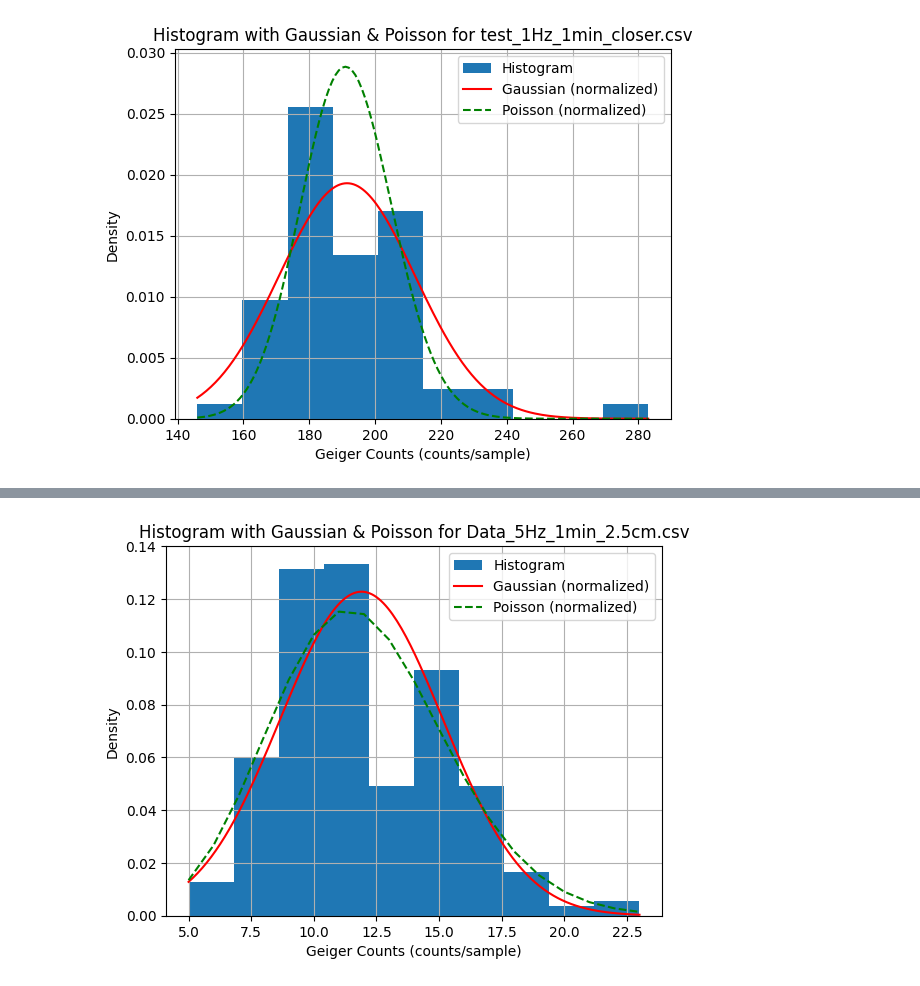
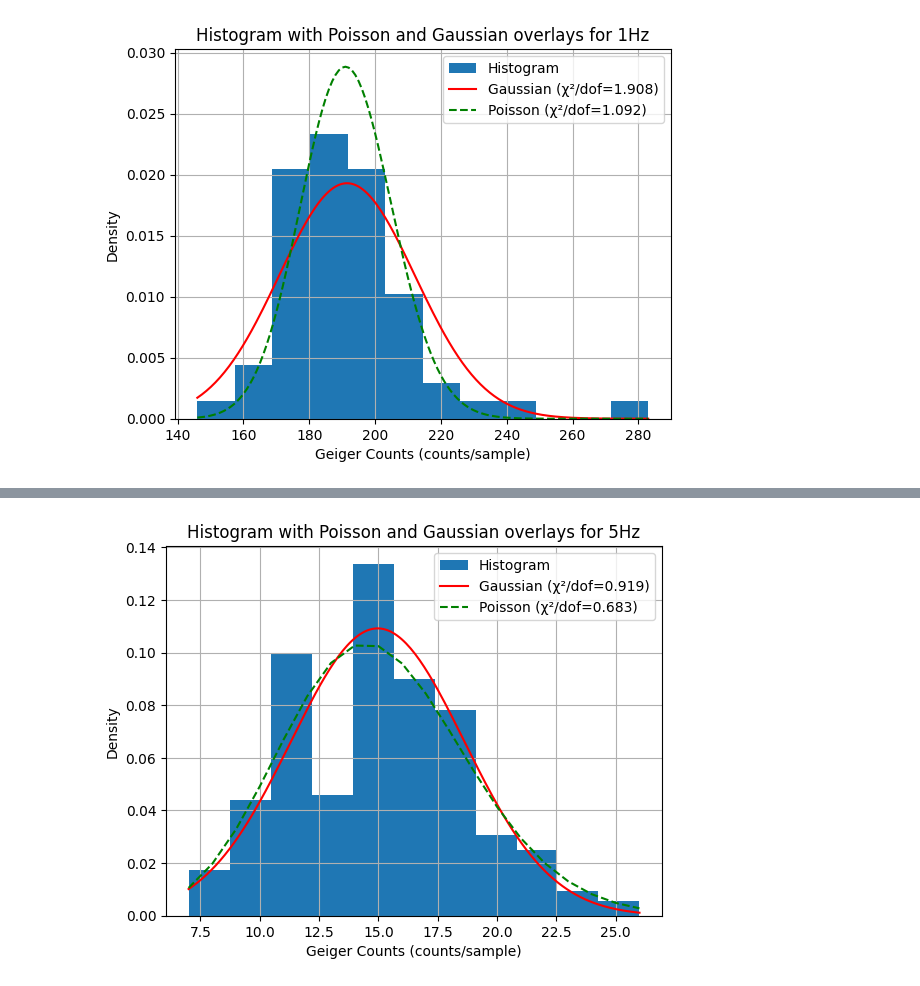
Before and after one commit to roznik20/geiger-lab, a Jupyter notebook: main.ipynb, the cells around one changed output, grey strips where cells are left out. Drawn from its saved outputs; the diff is of its cells as text; code cells hidden in the pictures.

```diff
--- a/main.ipynb
+++ b/main.ipynb
@@ -54,11 +112,3 @@ def poisson(x, mew):
 def gausian(x, mew, sigma):
     eq = math.exp(-((x- mew)**2)/(2*(sigma**2)))/(math.sqrt(2*math.pi*(sigma**2)))
     return eq
-# %%
-#histogram
-averages = {}
-for key in runs:
-    data = df(f"length_data/{key}.csv")[field_names[1]].to_numpy()
-    avg_data = np.mean(data)
-    averages[key] = avg_data - noise
-    #plt.hist(data, bins=10, alpha=0.5, label=key)
@@ -194,29 +226,46 @@ Better fit: Poisson
 # %%
 from scipy.special import gammaln
 
-#some_more = ["Data_5Hz_1min_2.5cm.csv"]
-some_more = ["test_1Hz_1min_closer.csv","Data_5Hz_1min_2.5cm.csv","test_5Hz_1min.csv","test_10Hz_1min.csv", "test_25Hz_1min.csv", "test_40Hz_1min.csv", "test_50Hz_1min.csv"]
+#some_more = ["Data_5Hz_1min_2.5cm.csv","test_5Hz_1min.csv"]
+some_more = ["test_1Hz_1min_closer.csv","test_5Hz_1min.csv","test_10Hz_1min.csv", "test_25Hz_1min.csv", "test_40Hz_1min.csv", "test_50Hz_1min.csv"]
+labels = ["1Hz", "5Hz", "10Hz", "25Hz", "40Hz", "50Hz"]
+merge_small = True  # Set to False to disable merging of small bins
 
-num_bins = 10  # Change this value to adjust the number of bins
-merge_small = False  # Set to False to disable merging of small bins
-
-for filename in some_more:
+for filename, label in zip(some_more, labels):
     data = df(f"data/{filename}")[field_names[1]].to_numpy()
     quarter_len = len(data)
     data = data[:quarter_len]
+
+    # Subtract noise mean and propagate noise standard error
+    data_corrected = data - noise_mean
     plt.figure()
 
     mew = np.mean(data)
     sigma = np.std(data)
 
+    # Propagate noise_se into the uncertainty of the mean
+    mew_corrected = mew - noise_mean
+    sigma_mew = np.sqrt((sigma / np.sqrt(len(data)))**2 + noise_se**2)
+
     difference = -np.sqrt(mew) + sigma
     difference_percent = (difference / mew) * 100
-    print(f"{difference_percent}%")
+    print(f"{label}: {difference_percent}%")
+    print(f"{label} - Mean: {mew:.4f} ± {sigma_mew:.4f} (incl. noise SE={noise_se:.4f})")
+    print(f"{label} - Corrected mean (noise subtracted): {mew_corrected:.4f} ± {sigma_mew:.4f}")
 
     # Use integer bins for discrete data
     x_min = int(np.min(data))
     x_max = int(np.max(data))
     bins = np.arange(x_min, x_max + 2) - 0.5  # center bins on integers
+
+    # Freedman-Diaconis rule for number of bins
+    data_iqr = np.subtract(*np.percentile(data, [75, 25]))
+    n = len(data)
+    if data_iqr > 0:
+        bin_width_fd = 2 * data_iqr * n ** (-1/3)
+        num_bins = max(4, int(np.ceil((data.max() - data.min()) / bin_width_fd)))
+    else:
+        num_bins = 4
 
     plt.hist(data, bins=num_bins, alpha=1, density=True, label="Histogram")
 
@@ -275,21 +324,40 @@ for filename in some_more:
     ss_tot = np.sum((hist_vals - np.mean(hist_vals)) ** 2)
     r2 = 1 - np.sum((hist_vals - gauss_fit_vals) ** 2) / ss_tot
     r2_pois = 1 - np.sum((hist_vals - pois_fit_vals) ** 2) / ss_tot
-    print(f"Gaussian fit R^2: {r2:.3f}")
-    print(f"Poisson fit R^2: {r2_pois:.3f}")
+    print(f"{label} - Gaussian fit R^2: {r2:.3f}")
+    print(f"{label} - Poisson fit R^2: {r2_pois:.3f}")
 
     # ddof: 1 for Poisson (estimated mu), 2 for Gaussian (estimated mu, sigma)
     chi_gaussian = chisquare(obs_g, f_exp=exp_g, ddof=2)
     chi_poisson = chisquare(obs_p, f_exp=exp_p, ddof=1)
-    print(f"Chi-square Gaussian: stat={chi_gaussian.statistic:.3f}, p={chi_gaussian.pvalue:.3f}")
-    print(f"Chi-square Poisson: stat={chi_poisson.statistic:.3f}, p={chi_poisson.pvalue:.3f}")
-    print(f"Merge small bins: {'ON' if merge_small else 'OFF'}")
-    print("Better fit:", "Poisson" if chi_poisson.statistic < chi_gaussian.statistic else "Gaussian")
 
-    plt.title(f"Histogram with Gaussian & Poisson for {filename}")
+    dof_g = len(obs_g) - 1 - 2  # number of bins - 1 - estimated params
+    dof_p = len(obs_p) - 1 - 1
+    red_chi_g = chi_gaussian.statistic / dof_g if dof_g > 0 else float('inf')
+    red_chi_p = chi_poisson.statistic / dof_p if dof_p > 0 else float('inf')
+
+    print(f"{label} - Chi-square Gaussian: stat={chi_gaussian.statistic:.3f}, dof={dof_g}, p={chi_gaussian.pvalue:.3f}, χ²/dof={red_chi_g:.3f}")
+    print(f"{label} - Chi-square Poisson: stat={chi_poisson.statistic:.3f}, dof={dof_p}, p={chi_poisson.pvalue:.3f}, χ²/dof={red_chi_p:.3f}")
+    print(f"{label} - Merge small bins: {'ON' if merge_small else 'OFF'}")
+    print(f"{label} - Number of histogram bins (Freedman-Diaconis): {num_bins}")
+    print(f"{label} - Better fit:", "Poisson" if chi_poisson.statistic < chi_gaussian.statistic else "Gaussian")
+
+    plt.title(f"Histogram with Poisson and Gaussian overlays for {label}")
     plt.xlabel("Geiger Counts (counts/sample)")
     plt.ylabel("Density")
     plt.grid()
-    plt.legend()
+
+    # Update legend labels with chi²/dof values
+    ax = plt.gca()
+    handles, labels_list = ax.get_legend_handles_labels()
+    new_labels = []
+    for lbl in labels_list:
+        if lbl == "Gaussian (normalized)":
+            new_labels.append(f"Gaussian (χ²/dof={red_chi_g:.3f})")
+        elif lbl == "Poisson (normalized)":
+            new_labels.append(f"Poisson (χ²/dof={red_chi_p:.3f})")
+        else:
+            new_labels.append(lbl)
+    plt.legend(handles, new_labels)
     plt.show()
 # %% [output]
@@ -303 +374 @@ Better fit: Gaussian
-[figure, old version]
+[figure, new version]
@@ -311 +385 @@ Better fit: Poisson
-[figure, old version]
+[figure, new version]
```
Also changed, not shown: parts of 8 cells of this notebook, 18 other files.
